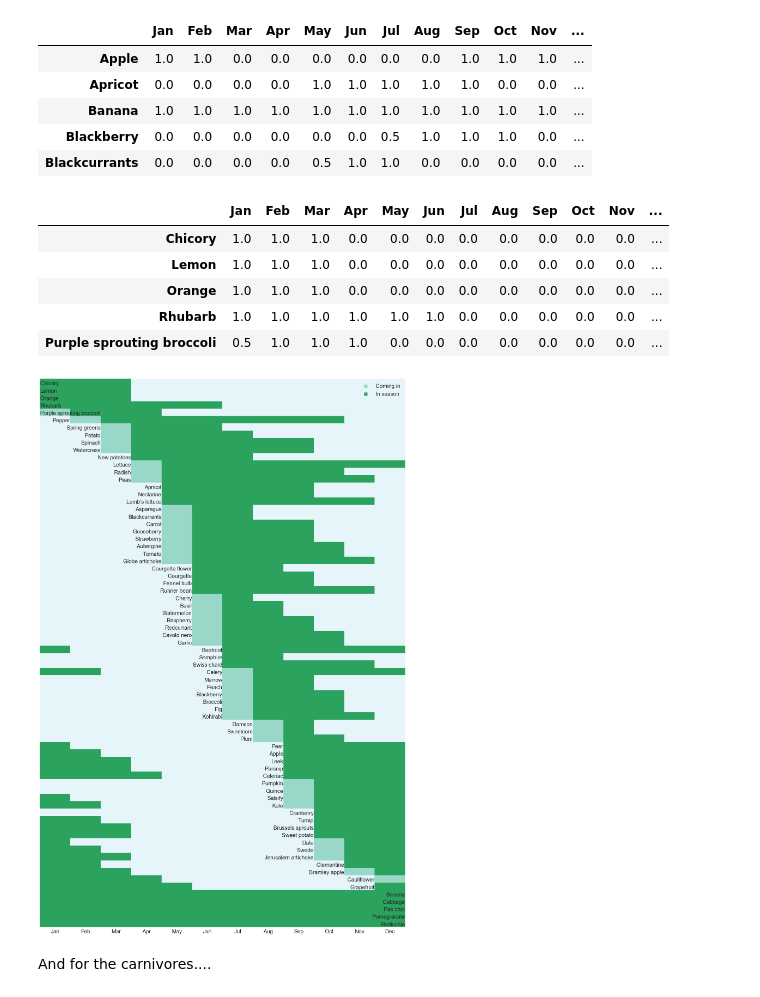
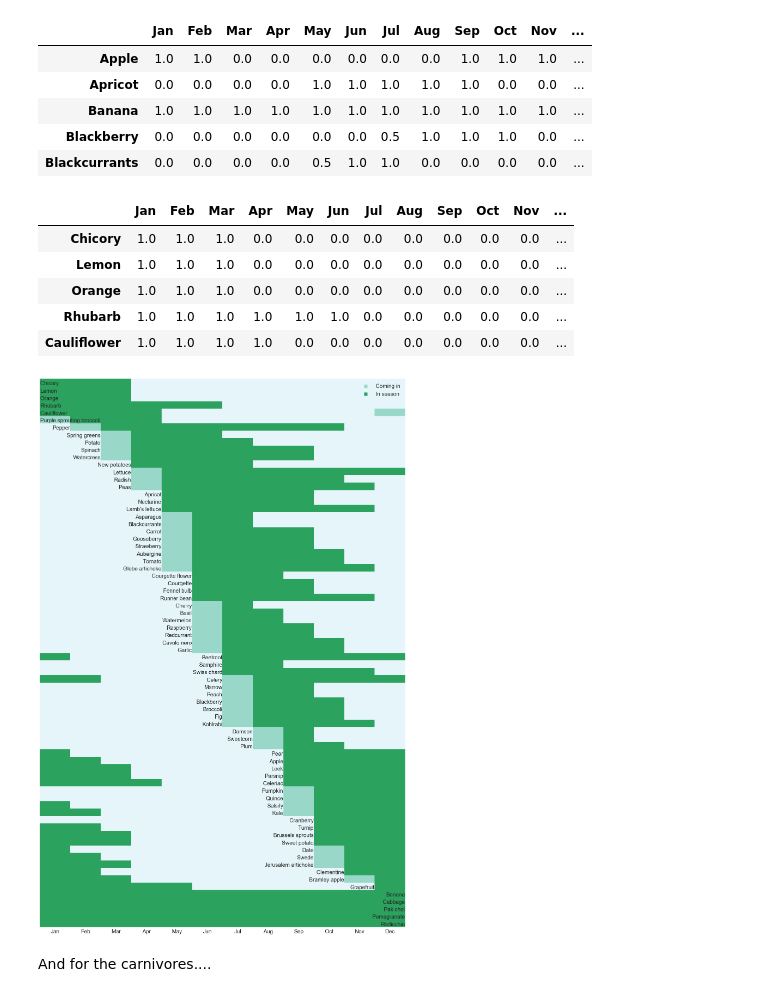
Before and after one commit to mparker2/veg_seasonality, a Jupyter notebook: seasonality.ipynb, the cells around one changed output. Drawn from its saved outputs; the diff is of its cells as text; code cells hidden in the pictures.

```diff
--- a/seasonality.ipynb
+++ b/seasonality.ipynb
@@ -31,10 +31,10 @@ def seasonality_start_ends(df):
     df = df.copy()
     df.insert(0, 'prevDec', df['Dec'])
     df.insert(len(df.columns), 'nextJan', df['Jan'])
-    season_coming_in = ndi.binary_hit_or_miss(df, [[0, 1]])[:, 1: -1]
+    season_coming_in = ndi.binary_hit_or_miss(df, [[0, 1]])[:, 1:]
     df[df < 1] = 0
-    season_start = ndi.binary_hit_or_miss(df, [[0, 1]])[:, 1: -1]
-    season_end = ndi.binary_hit_or_miss(df, [[1, 0]])[:, 1: -1]
+    season_start = ndi.binary_hit_or_miss(df, [[0, 1]])[:, 1:]
+    season_end = ndi.binary_hit_or_miss(df, [[1, 0]])[:, 1:]
     seasons = np.asarray([np.argmax(season_coming_in, axis=1),
                           np.argmax(season_start, axis=1),
                           np.argmax(season_end, axis=1)]).T
@@ -46,7 +46,7 @@ def seasonality_start_ends(df):
 
 veg_season_idx = seasonality_start_ends(veg_seasonality).reset_index()
 veg_season_idx = veg_season_idx.sort_values(
-    by=['coming_in', 'start', 'end', 'index'],
+    by=['start', 'coming_in', 'end', 'index'],
     na_position='last')
 veg_seasonality_ordered = veg_seasonality.iloc[veg_season_idx.index]
 veg_seasonality_ordered.head()
@@ -56,41 +56,39 @@ veg_seasonality_ordered.head()
 | Lemon | 1.0 | 1.0 | 1.0 | 0.0 | 0.0 | 0.0 | 0.0 | 0.0 | 0.0 | 0.0 | 0.0 | ... |
 | Orange | 1.0 | 1.0 | 1.0 | 0.0 | 0.0 | 0.0 | 0.0 | 0.0 | 0.0 | 0.0 | 0.0 | ... |
 | Rhubarb | 1.0 | 1.0 | 1.0 | 1.0 | 1.0 | 1.0 | 0.0 | 0.0 | 0.0 | 0.0 | 0.0 | ... |
-| Purple sprouting broccoli | 0.5 | 1.0 | 1.0 | 1.0 | 0.0 | 0.0 | 0.0 | 0.0 | 0.0 | 0.0 | 0.0 | ... |
+| Cauliflower | 1.0 | 1.0 | 1.0 | 1.0 | 0.0 | 0.0 | 0.0 | 0.0 | 0.0 | 0.0 | 0.0 | ... |
 # %%
 def plot_seasonality_chart(df, idx_df, colors, legend=True):
     cmap = ListedColormap(colors)
     fig, ax = plt.subplots(figsize=(df.shape[1] * 2, df.shape[0] * 0.5))
     sns.heatmap(df, cbar=False, ax=ax, cmap=cmap, yticklabels=False, )
     for y, name, coming_in, start, end in idx_df.reset_index(drop=True).itertuples():
         if not np.isnan(coming_in):
-            x = coming_in
-        elif not np.isnan(start):
-            x = start
+            x = min(coming_in, start)
         else:
             x = 12
         ha = 'right' if x else 'left'
         x += -0.01 if x else 0.01
         ax.annotate(s=name,
                     xy=(x, len(idx_df) - y - 1),
                     horizontalalignment=ha,
                     verticalalignment='bottom',
                     fontsize=20)
     plt.setp(ax.get_xticklabels(), size=20)
     if legend:
         for text, color in zip(['Coming in', 'In season'], colors[1:]):
             ax.scatter([], [], color=color, label=text, marker='s', s=150)
         plt.legend(loc=1, fontsize=20)
     return ax
 
 colors = ['#e5f5f9', '#99d8c9', '#2ca25f']
 ax = plot_seasonality_chart(veg_seasonality_ordered,
                             veg_season_idx,
                             colors,
                             legend=True)
 plt.show()
 # %% [output]
-[figure, old version]
+[figure, new version]
 # %% [markdown]
 And for the carnivores....
 # %%
```
Also changed, not shown: parts of 1 cell of this notebook.
